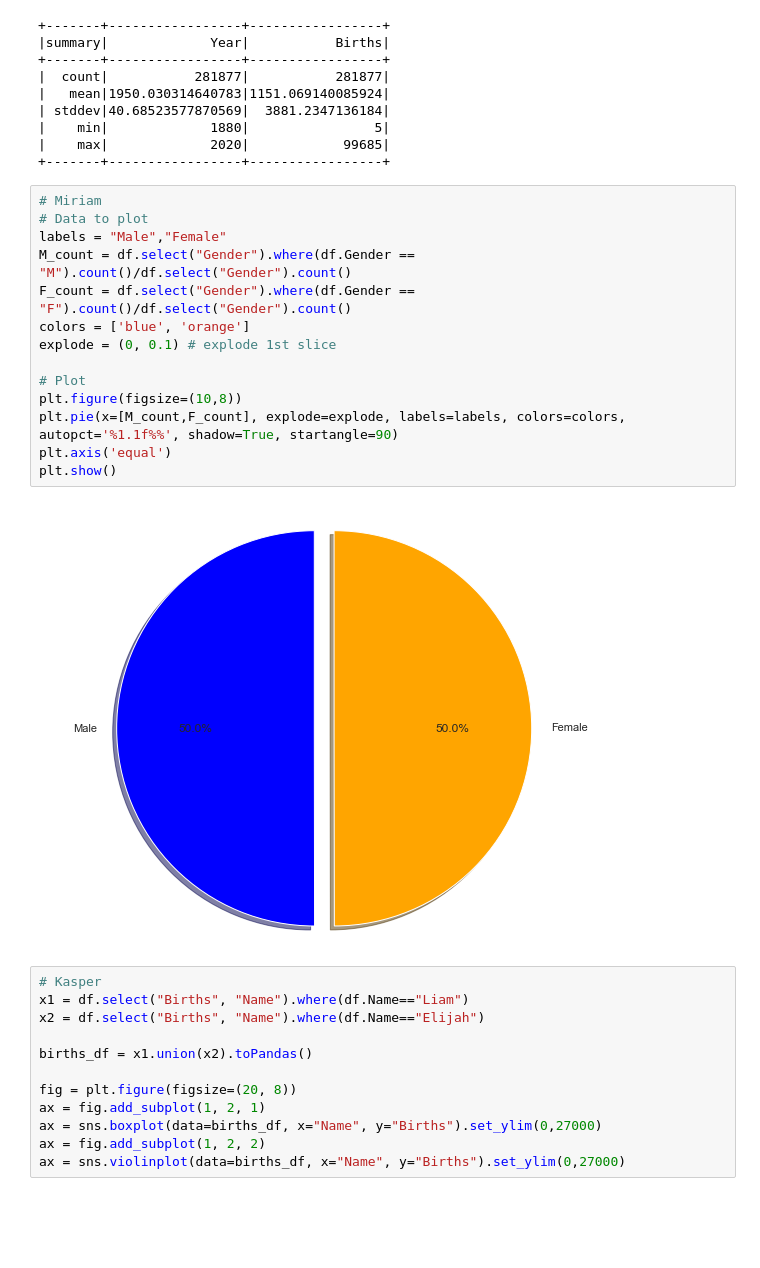
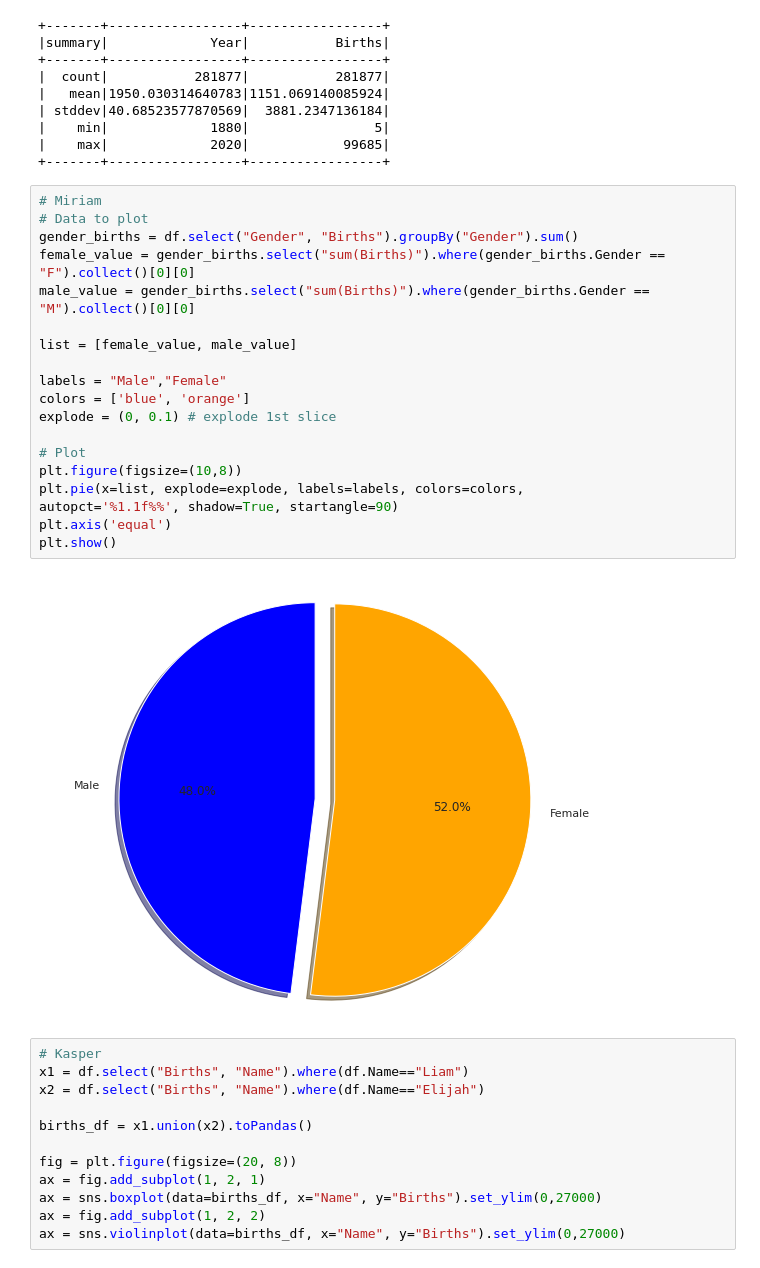
Before and after one commit to Kasper98-png/BDS-miniproject1, a Jupyter notebook: BDS-miniproject-solutions.ipynb, the cells around one changed output. Cells and saved outputs as stored; diff of their text form; blank space fills up the shorter version.

```diff
--- a/BDS-miniproject-solutions.ipynb
+++ b/BDS-miniproject-solutions.ipynb
@@ -83,20 +89,24 @@ df.select(num_cols).describe().show()
 # %%
 # Miriam
 # Data to plot
+gender_births = df.select("Gender", "Births").groupBy("Gender").sum()
+female_value = gender_births.select("sum(Births)").where(gender_births.Gender == "F").collect()[0][0]
+male_value = gender_births.select("sum(Births)").where(gender_births.Gender == "M").collect()[0][0]
+
+list = [female_value, male_value]
+
 labels = "Male","Female"
-M_count = df.select("Gender").where(df.Gender == "M").count()/df.select("Gender").count()
-F_count = df.select("Gender").where(df.Gender == "F").count()/df.select("Gender").count()
 colors = ['blue', 'orange']
 explode = (0, 0.1) # explode 1st slice
 
 # Plot
 plt.figure(figsize=(10,8))
-plt.pie(x=[M_count,F_count], explode=explode, labels=labels, colors=colors,
+plt.pie(x=list, explode=explode, labels=labels, colors=colors,
 autopct='%1.1f%%', shadow=True, startangle=90)
 plt.axis('equal')
 plt.show()
 # %% [output]
-[figure, old version]
+[figure, new version]
 # %%
 # Kasper
 x1 = df.select("Births", "Name").where(df.Name=="Liam")
```
Also changed, not shown: parts of 2 cells of this notebook.
